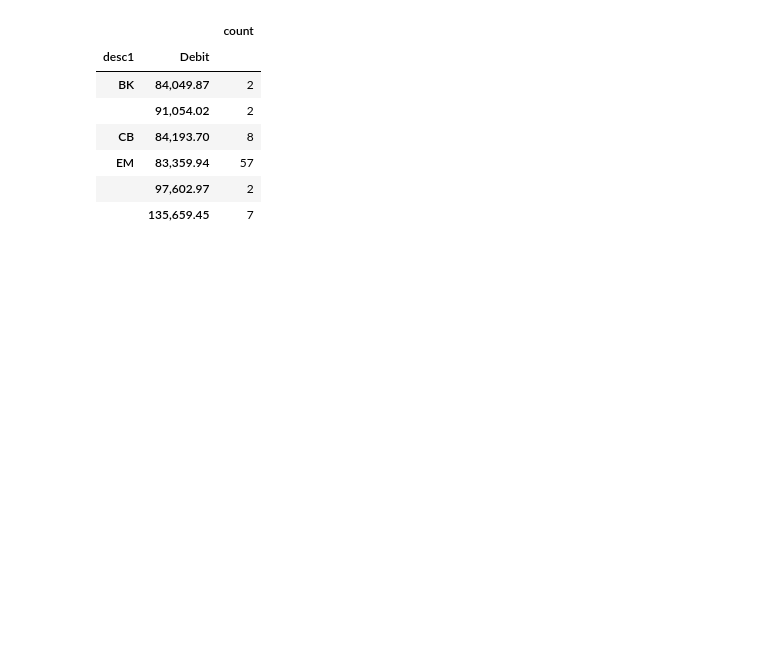
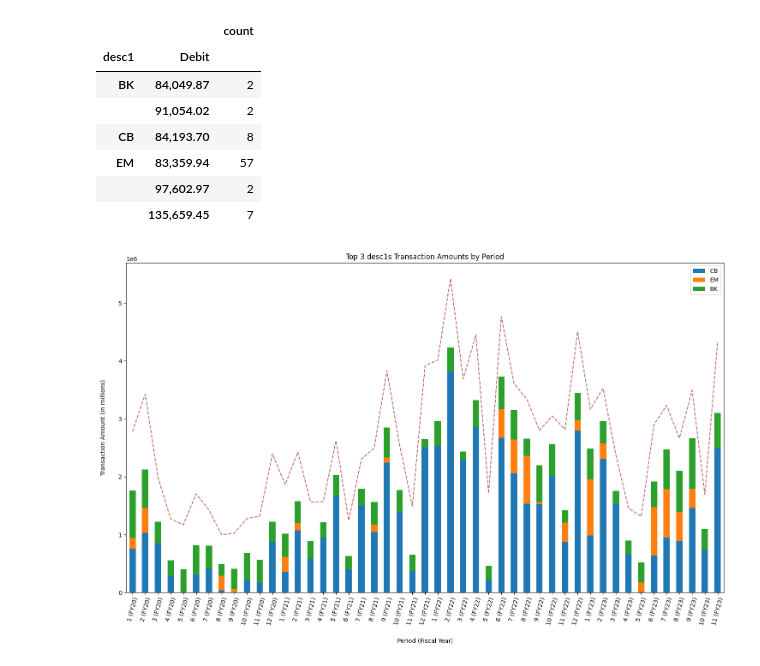
Before and after one commit to lelandjmurrin/Acquisition_Due_Dilligence_Capstone_Project, a Jupyter notebook: GeneralLedgerTxns_EDA.ipynb, the cells around one changed output. Saved outputs shown, nothing was run; the diff lists cells and outputs as text; code cells hidden in the pictures; blank space fills up the shorter version.

Commit message:
Created Large Repeating Transactions, Seasonal Decomp EDA, and Feature Summary Sections for EDA notebook. Also created Models notebook.

```diff
--- a/GeneralLedgerTxns_EDA.ipynb
+++ b/GeneralLedgerTxns_EDA.ipynb
@@ -297,6 +298,7 @@ class WFYGrangerHelper(GrangerHelper):
 # Global Variables
 # %%
 df_sales = pd.read_csv("data/df_sales_public.csv", index_col = 0, parse_dates = [5])
+df_sales.desc1 = df_sales.desc1.fillna("NA")
 dh = GLDataHelper(df_sales, "txn_amt")
 # %%
 gh_wfy_account = WFYGrangerHelper(dh.df, "Account")
@@ -440,3 +448,35 @@ Top 3 desc1s large repeating transaction amounts
 | EM | 83,359.94 | 57 |
 |  | 97,602.97 | 2 |
 |  | 135,659.45 | 7 |
+# %%
+df_top3_desc1_crosstab = (dh.df
+    .groupby("period_fyear")[["txn_amt"]]
+    .sum()
+    .join(dh.df.query("desc1 in @TOP3_DESC1_LIST")[["desc1", "period_fyear", "Debit"]].eval("Debit = -1*Debit").pivot_table(index = "period_fyear", columns = "desc1", values = "Debit", aggfunc = "sum")
+        )
+    .fillna(0)
+)
+
+(df_top3_desc1_crosstab
+    .drop("txn_amt", axis = 1)
+    .set_index(
+                dh.df[["Period", "fyear", "period_fyear"]]
+                    .drop_duplicates()
+                    .apply(lambda x: str(x.Period) + " (FY" + str(x.fyear)[-2:]+")", axis = 1)
+            )
+    .shift(0)
+    [["CB", "EM", "BK"]]
+    .plot(
+            kind = "bar",
+            stacked = True,
+            figsize = (18,10),
+            zorder = 2
+        )
+)
+plt.plot(dh.df.groupby("period_fyear").txn_amt.sum(), color = "brown", linestyle = "dashed", alpha = 0.7, zorder = 1)
+plt.title("Top 3 desc1s Transaction Amounts by Period")
+plt.ylabel("Transaction Amount (in millions)", labelpad=20)
+plt.xlabel("Period (Fiscal Year)", labelpad=20)
+plt.xticks(rotation = 75);
+# %% [output]
+[figure, added]
```
Also changed, not shown: parts of 12 cells of this notebook, 2 other files.
